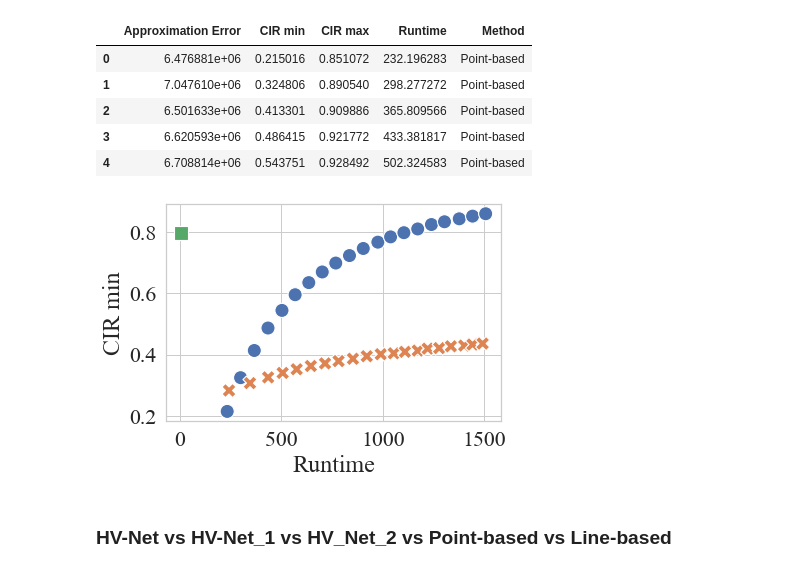
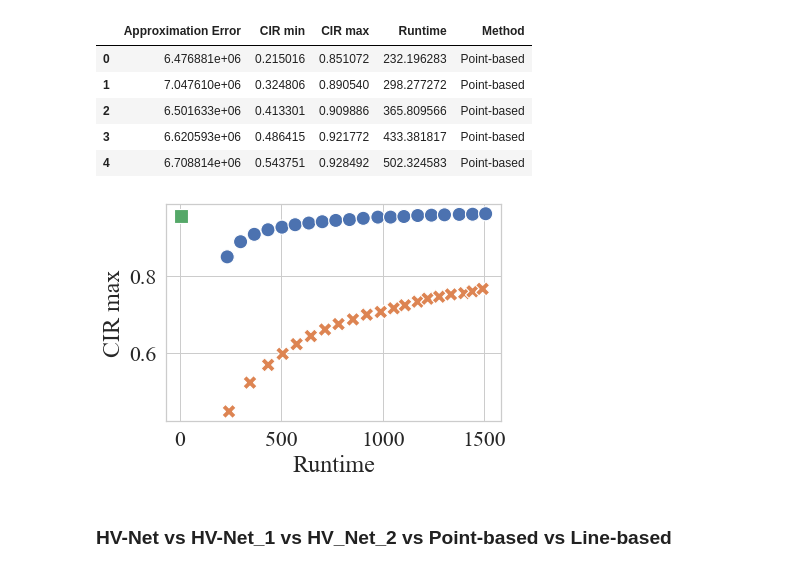
Before and after one commit to HisaoLabSUSTC/HVC-Net, a Jupyter notebook: set_transformer-master/Draw.ipynb, the cells around one changed output. Saved outputs shown, nothing was run; the diff lists cells and outputs as text; code cells hidden in the pictures.

Commit message:
figure upload

```diff
--- a/set_transformer-master/Draw.ipynb
+++ b/set_transformer-master/Draw.ipynb
@@ -750,29 +750,29 @@ collected_data.head()
 | 3 | 6.620593e+06 | 0.486415 | 0.921772 | 433.381817 | Point-based |
 | 4 | 6.708814e+06 | 0.543751 | 0.928492 | 502.324583 | Point-based |
 # %%
-target = "CIR min"
+target = "CIR max"
 ## draw plot
 sns.set_theme(style="whitegrid", font='Times New Roman', font_scale=2)
 plt.figure()
 size = [200 for _ in range(40)]
 size.extend([400])  # , 400
 fig = sns.scatterplot(data=collected_data, x="Runtime", y=target,
                       hue="Method",
                       # palette=['blue', 'green', 'red'],  #, 'purple'
                       style="Method",
                       # markers=['s', 'o', 'P'],  # ,'X'
                       s=size, legend=False)
                       # s=size)
 # fig.invert_yaxis()
-# plt.legend(loc='upper right', framealpha=0.5)
+# plt.legend(loc='upper right', framealpha=1)
 
 # plt.setp(fig.get_legend().get_title(), fontsize=10)
 # plt.setp(fig.get_legend().get_texts(), fontsize=20)
 
 ## save plt
 fig.get_figure().savefig(os.path.join(path_dir, 'figure', f'test_M{M}_{"".join(target.split(" "))}_{device}.png'), dpi=300, bbox_inches='tight')
 # %% [output]
-[figure, old version]
+[figure, new version]
 # %% [markdown]
 ### HV-Net vs HV-Net_1 vs HV_Net_2 vs Point-based vs Line-based
 # %%
```
Also changed, not shown: 8 other files.
